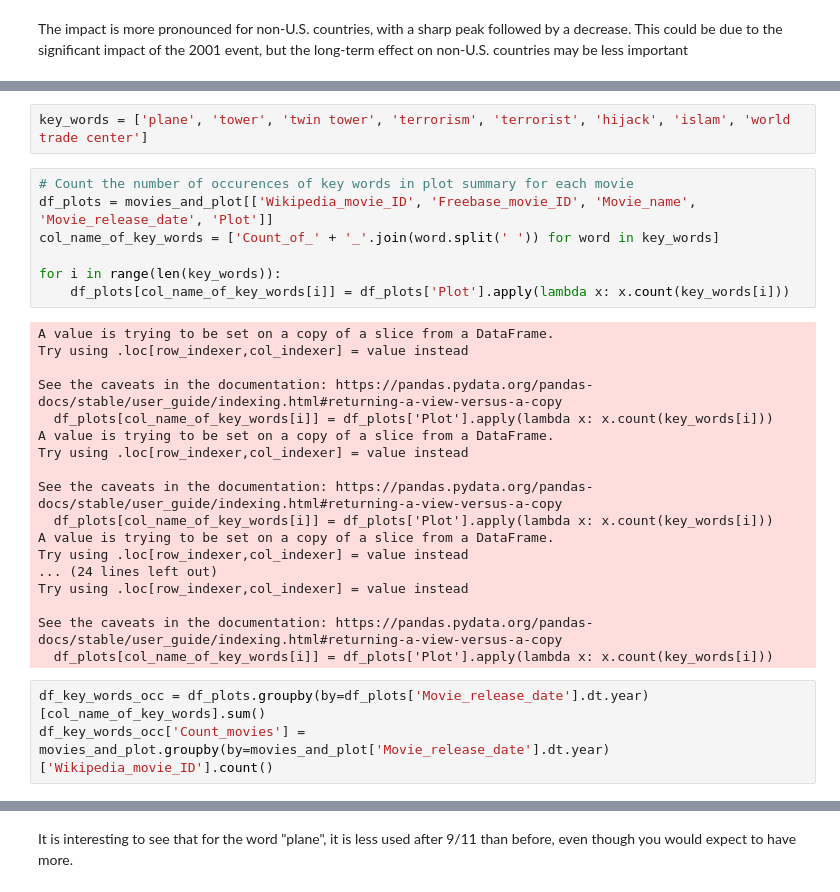
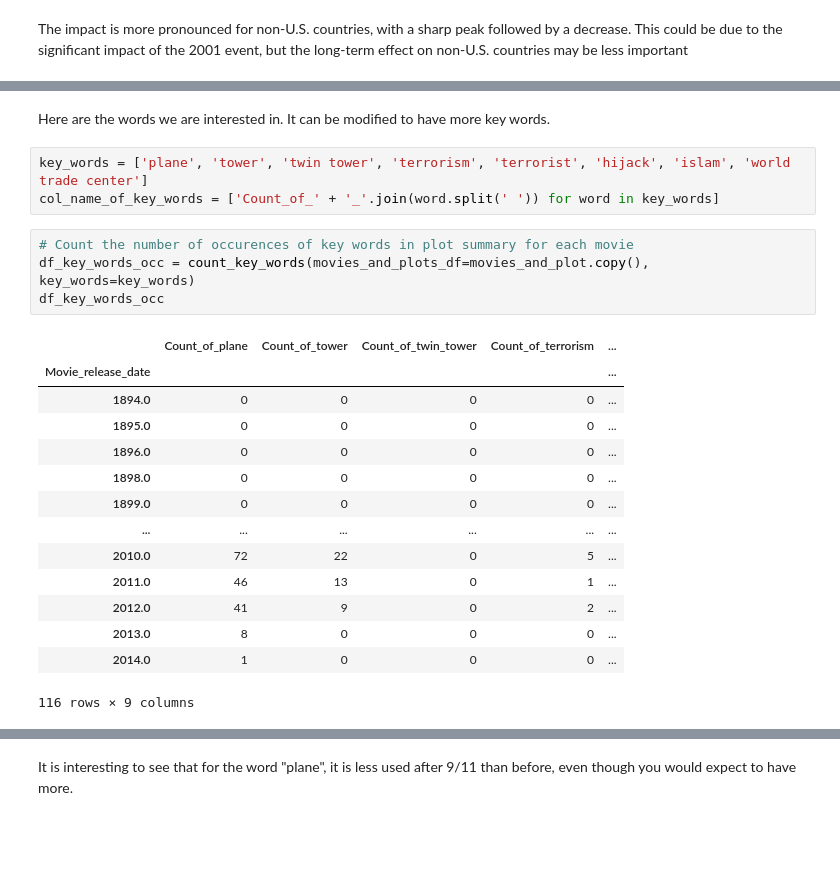
Before and after one commit to epfl-ada/ada-2024-project-adanonymous, a Jupyter notebook: results.ipynb, the cells around one changed output, grey strips where cells are left out. Saved outputs shown, nothing was run; the diff lists cells and outputs as text; blank space fills up the shorter version.

```diff
--- a/results.ipynb
+++ b/results.ipynb
@@ -128,31 +142,25 @@ The impact is more pronounced for non-U.S. countries, with a sharp peak followed
+# %% [markdown]
+Here are the words we are interested in. It can be modified to have more key words.
 # %%
 key_words = ['plane', 'tower', 'twin tower', 'terrorism', 'terrorist', 'hijack', 'islam', 'world trade center']
+col_name_of_key_words = ['Count_of_' + '_'.join(word.split(' ')) for word in key_words]
 # %%
 # Count the number of occurences of key words in plot summary for each movie
-df_plots = movies_and_plot[['Wikipedia_movie_ID', 'Freebase_movie_ID', 'Movie_name', 'Movie_release_date', 'Plot']]
-col_name_of_key_words = ['Count_of_' + '_'.join(word.split(' ')) for word in key_words]
-
-for i in range(len(key_words)):
-    df_plots[col_name_of_key_words[i]] = df_plots['Plot'].apply(lambda x: x.count(key_words[i]))
+df_key_words_occ = count_key_words(movies_and_plots_df=movies_and_plot.copy(), key_words=key_words)
+df_key_words_occ
 # %% [output]
+|  | Count_of_plane | Count_of_tower | Count_of_twin_tower | Count_of_terrorism | ... |
+| Movie_release_date |  |  |  |  | ... |
+| 1894.0 | 0 | 0 | 0 | 0 | ... |
+| 1895.0 | 0 | 0 | 0 | 0 | ... |
+| 1896.0 | 0 | 0 | 0 | 0 | ... |
+| 1898.0 | 0 | 0 | 0 | 0 | ... |
+| 1899.0 | 0 | 0 | 0 | 0 | ... |
+| ... | ... | ... | ... | ... | ... |
+| 2010.0 | 72 | 22 | 0 | 5 | ... |
+| 2011.0 | 46 | 13 | 0 | 1 | ... |
+| 2012.0 | 41 | 9 | 0 | 2 | ... |
+| 2013.0 | 8 | 0 | 0 | 0 | ... |
+| 2014.0 | 1 | 0 | 0 | 0 | ... |
-A value is trying to be set on a copy of a slice from a DataFrame.
-Try using .loc[row_indexer,col_indexer] = value instead
-
-See the caveats in the documentation: https://pandas.pydata.org/pandas-docs/stable/user_guide/indexing.html#returning-a-view-versus-a-copy
-  df_plots[col_name_of_key_words[i]] = df_plots['Plot'].apply(lambda x: x.count(key_words[i]))
-A value is trying to be set on a copy of a slice from a DataFrame.
-Try using .loc[row_indexer,col_indexer] = value instead
-
-See the caveats in the documentation: https://pandas.pydata.org/pandas-docs/stable/user_guide/indexing.html#returning-a-view-versus-a-copy
-  df_plots[col_name_of_key_words[i]] = df_plots['Plot'].apply(lambda x: x.count(key_words[i]))
-A value is trying to be set on a copy of a slice from a DataFrame.
-Try using .loc[row_indexer,col_indexer] = value instead
-... (24 lines left out)
-Try using .loc[row_indexer,col_indexer] = value instead
-
-See the caveats in the documentation: https://pandas.pydata.org/pandas-docs/stable/user_guide/indexing.html#returning-a-view-versus-a-copy
-  df_plots[col_name_of_key_words[i]] = df_plots['Plot'].apply(lambda x: x.count(key_words[i]))
+116 rows × 9 columns
-# %%
-df_key_words_occ = df_plots.groupby(by=df_plots['Movie_release_date'].dt.year)[col_name_of_key_words].sum()
-df_key_words_occ['Count_movies'] = movies_and_plot.groupby(by=movies_and_plot['Movie_release_date'].dt.year)['Wikipedia_movie_ID'].count()
 # %%
```
Also changed, not shown: parts of 13 cells of this notebook, 2 other files.
